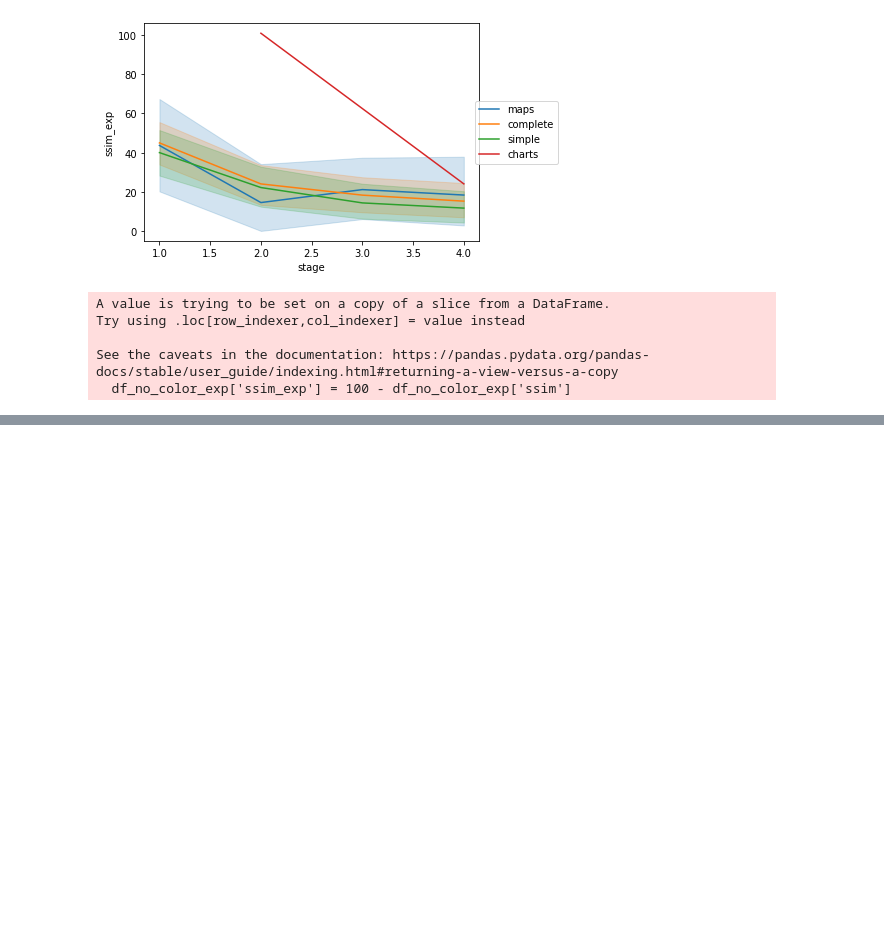
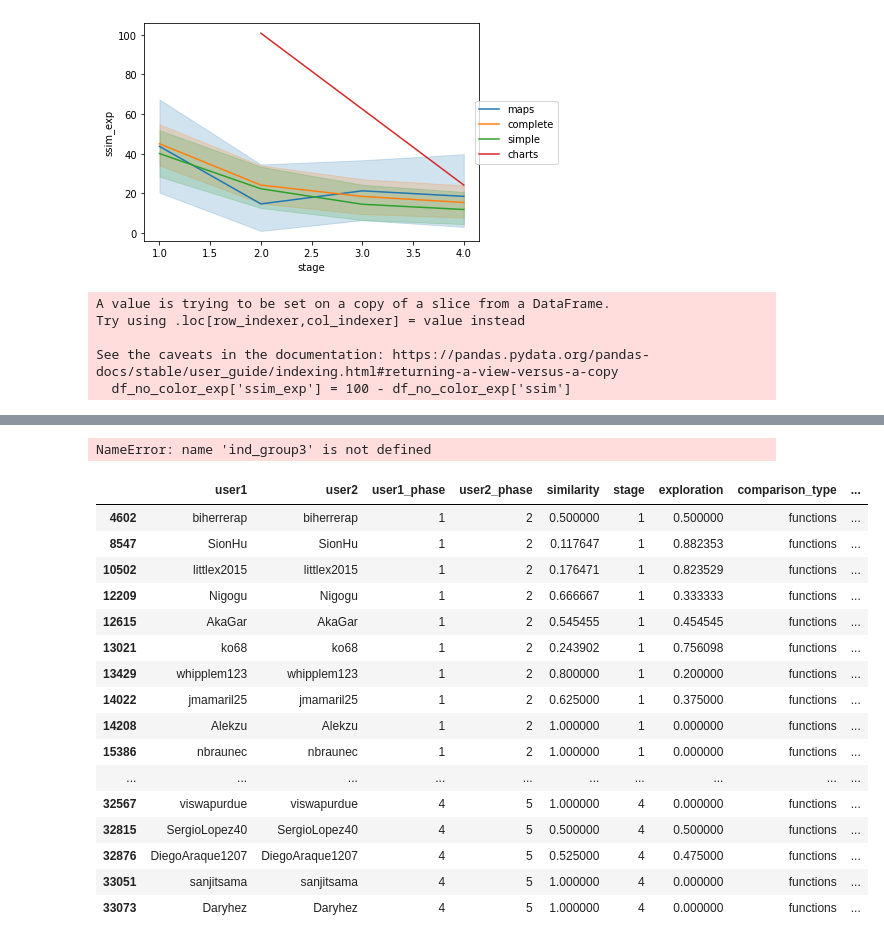
Before and after one commit to ironhacks/fall-2017-analysis, a Jupyter notebook: descriptive-analysis/data-inspection-honors-Fall-2017.ipynb, the cells around one changed output, grey strips where cells are left out. Drawn from its saved outputs; the diff is of its cells as text; code cells hidden in the pictures; blank space fills up the shorter version.

```diff
--- a/descriptive-analysis/data-inspection-honors-Fall-2017.ipynb
+++ b/descriptive-analysis/data-inspection-honors-Fall-2017.ipynb
@@ -142,0 +147,23 @@ ax.legend(loc='center right', bbox_to_anchor=(1.25, 0.5), ncol=1)
+# %%
+%store -r ind_group0
+pd.set_option('display.max_rows', 2000)
+
+df_new = ind_group3[['link1_change', 'link2_change',
+                       'ssim_exp', 'stage', 'comparison_type']]
+
+final_unal0 = df_new.append(df_color_exp[['link1_change', 'link2_change',
+                       'ssim_exp', 'stage', 'comparison_type']], ignore_index = True)
+
+
+final_unal0.to_csv("final_unal0.csv")
+
+final_unal0_functions = final_unal0[final_unal0['comparison_type'] == 'functions']
+final_unal0_complete = final_unal0[final_unal0['comparison_type'] == 'complete']
+final_unal0_functions_complete = final_unal0_functions.append(final_unal0_complete, ignore_index = True)
+final_unal0_functions_complete['ssim_exp_scale'] = final_unal0_functions_complete['ssim_exp'].div(100).round(6)
+final_unal0_functions_complete.loc[final_unal0_functions_complete['ssim_exp_scale'] == 1, 'ssim_exp_scale'] = 0.9
+final_unal0_functions_complete.loc[final_unal0_functions_complete['ssim_exp_scale'] == 0.0000, 'ssim_exp_scale'] = 0.1
+final_unal0_functions_complete.to_csv("final_honors0_functions_complete.csv")
+final_unal0_functions_complete
+# %% [output]
+NameError: name 'ind_group3' is not defined
@@ -142,0 +172,20 @@ ax.legend(loc='center right', bbox_to_anchor=(1.25, 0.5), ncol=1)
+# %%
+ind_group0
+# %% [output]
+|  | user1 | user2 | user1_phase | user2_phase | similarity | stage | exploration | comparison_type | ... |
+| 4602 | biherrerap | biherrerap | 1 | 2 | 0.500000 | 1 | 0.500000 | functions | ... |
+| 8547 | SionHu | SionHu | 1 | 2 | 0.117647 | 1 | 0.882353 | functions | ... |
+| 10502 | littlex2015 | littlex2015 | 1 | 2 | 0.176471 | 1 | 0.823529 | functions | ... |
+| 12209 | Nigogu | Nigogu | 1 | 2 | 0.666667 | 1 | 0.333333 | functions | ... |
+| 12615 | AkaGar | AkaGar | 1 | 2 | 0.545455 | 1 | 0.454545 | functions | ... |
+| 13021 | ko68 | ko68 | 1 | 2 | 0.243902 | 1 | 0.756098 | functions | ... |
+| 13429 | whipplem123 | whipplem123 | 1 | 2 | 0.800000 | 1 | 0.200000 | functions | ... |
+| 14022 | jmamaril25 | jmamaril25 | 1 | 2 | 0.625000 | 1 | 0.375000 | functions | ... |
+| 14208 | Alekzu | Alekzu | 1 | 2 | 1.000000 | 1 | 0.000000 | functions | ... |
+| 15386 | nbraunec | nbraunec | 1 | 2 | 1.000000 | 1 | 0.000000 | functions | ... |
+| ... | ... | ... | ... | ... | ... | ... | ... | ... | ... |
+| 32567 | viswapurdue | viswapurdue | 4 | 5 | 1.000000 | 4 | 0.000000 | functions | ... |
+| 32815 | SergioLopez40 | SergioLopez40 | 4 | 5 | 0.500000 | 4 | 0.500000 | functions | ... |
+| 32876 | DiegoAraque1207 | DiegoAraque1207 | 4 | 5 | 0.525000 | 4 | 0.475000 | functions | ... |
+| 33051 | sanjitsama | sanjitsama | 4 | 5 | 1.000000 | 4 | 0.000000 | functions | ... |
+| 33073 | Daryhez | Daryhez | 4 | 5 | 1.000000 | 4 | 0.000000 | functions | ... |
```
Also changed, not shown: parts of 3 cells of this notebook, 18 other files.
